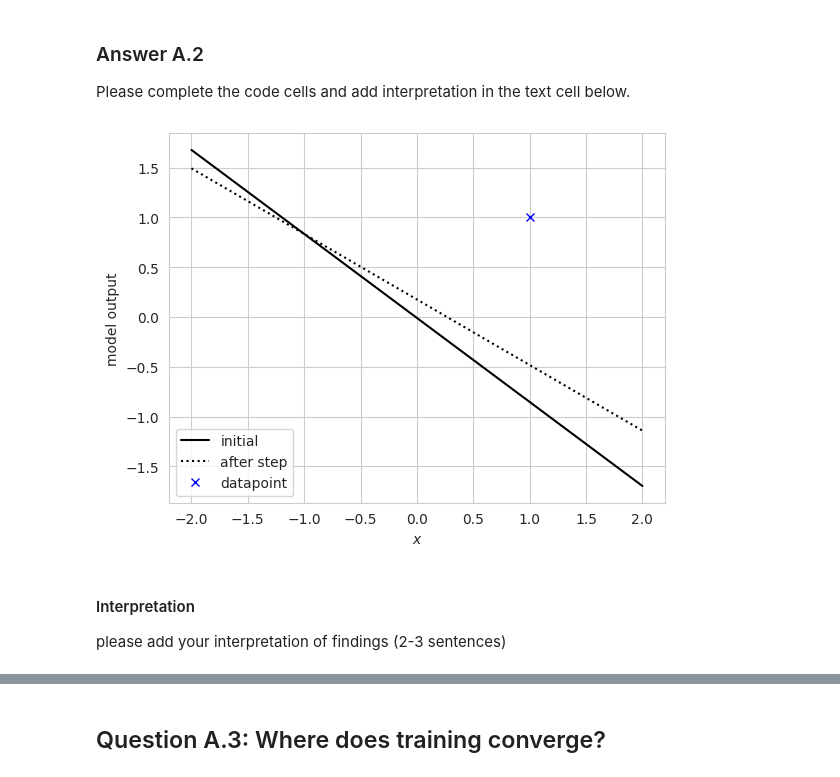
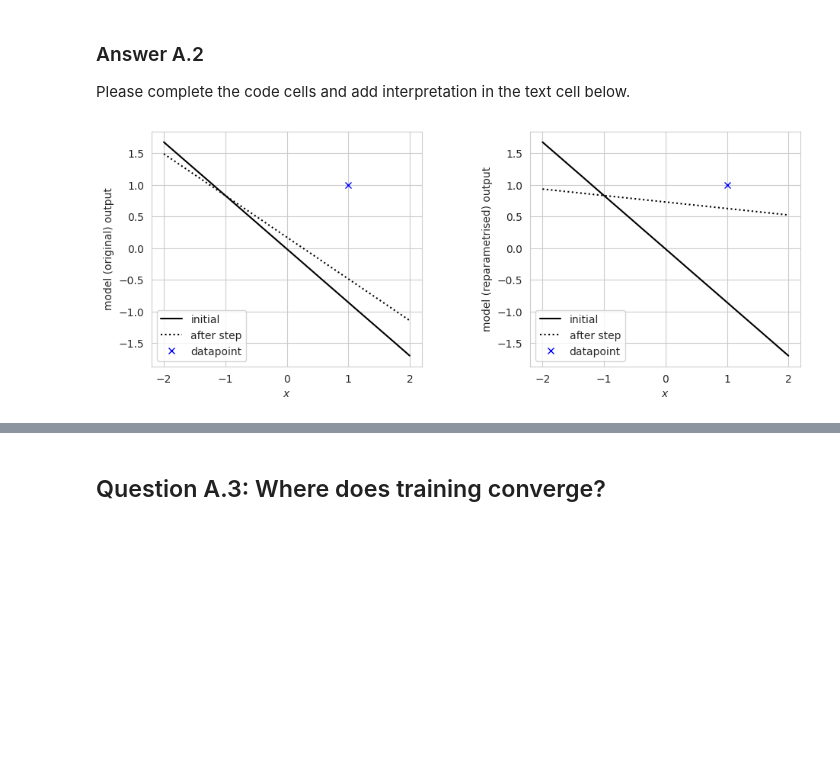
Before and after one commit to JDS289/-DNNs, a Jupyter notebook: DeepNN_2025_Assignment_1.ipynb, the cells around one changed output, grey strips where cells are left out. Drawn from its saved outputs; the diff is of its cells as text; code cells hidden in the pictures; blank space fills up the shorter version.

```diff
--- a/DeepNN_2025_Assignment_1.ipynb
+++ b/DeepNN_2025_Assignment_1.ipynb
@@ -181,16 +181,20 @@ def single_gradient_step(model, x, y, x_test=x_grid, lr=0.05):
     return gradient_steps(model, x, y, x_test, lr, iterations=1)
 # %%
 torch.manual_seed(1337)
+
 lin = Linear(1, 1)
-pred_before, pred_after = single_gradient_step(lin, x, y)
-plt.plot(x_grid, pred_before, 'k')
-plt.plot(x_grid, pred_after, 'k:')
-plt.plot(x, y, 'bx')
-plt.legend(['initial', 'after step','datapoint'], loc=3)
-plt.xlabel('$x$'); plt.ylabel('model output');
+reparam = reparametrise_linear(lin, 2)
+
+fig, axs = plt.subplots(ncols=2, figsize=(11, 4))
+fig.subplots_adjust(wspace=0.4)
+
+for ax, model, name in zip(axs, [lin, reparam], ["original", "reparametrised"]):
+    pred_before, pred_after = single_gradient_step(model, x, y)
+    ax.plot(x_grid, pred_before, 'k')
+    ax.plot(x_grid, pred_after, 'k:')
+    ax.plot(x, y, 'bx')
+    ax.legend(['initial', 'after step','datapoint'], loc=3)
+    ax.set_xlabel('$x$')
+    ax.set_ylabel(f'model ({name}) output');
 # %% [output]
-[figure, old version]
+[figure, new version]
-# %% [markdown]
-#### Interpretation
-
-please add your interpretation of findings (2-3 sentences)
```
Also changed, not shown: parts of 2 cells of this notebook.
